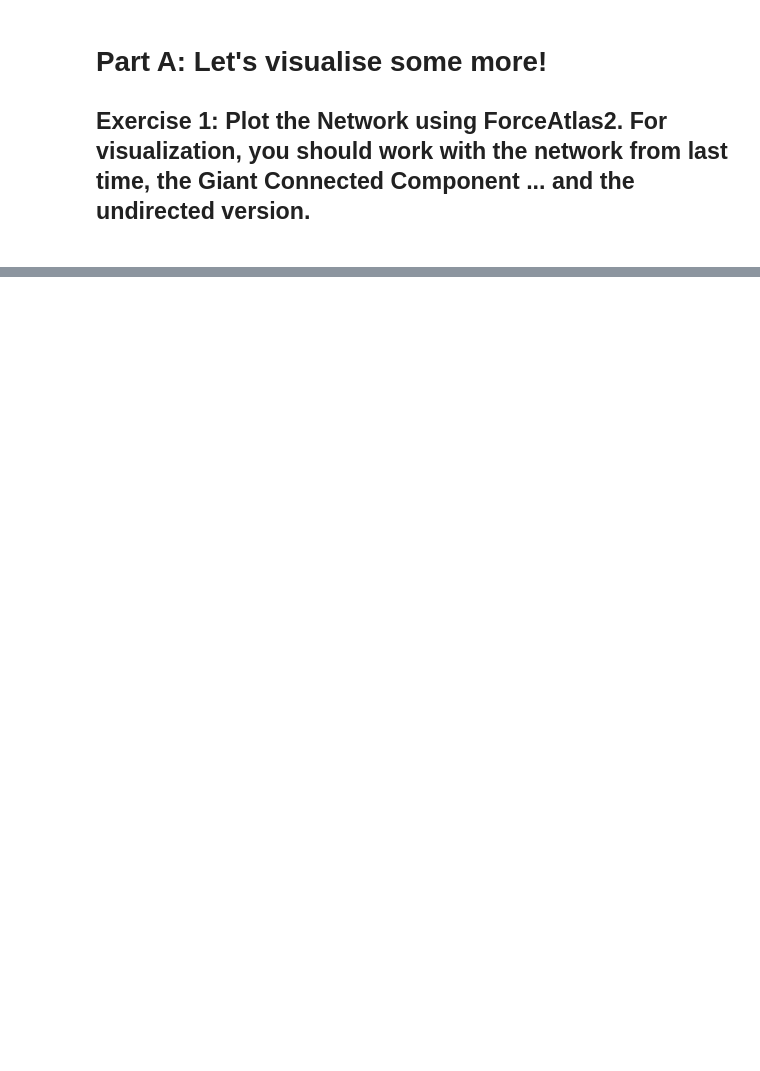
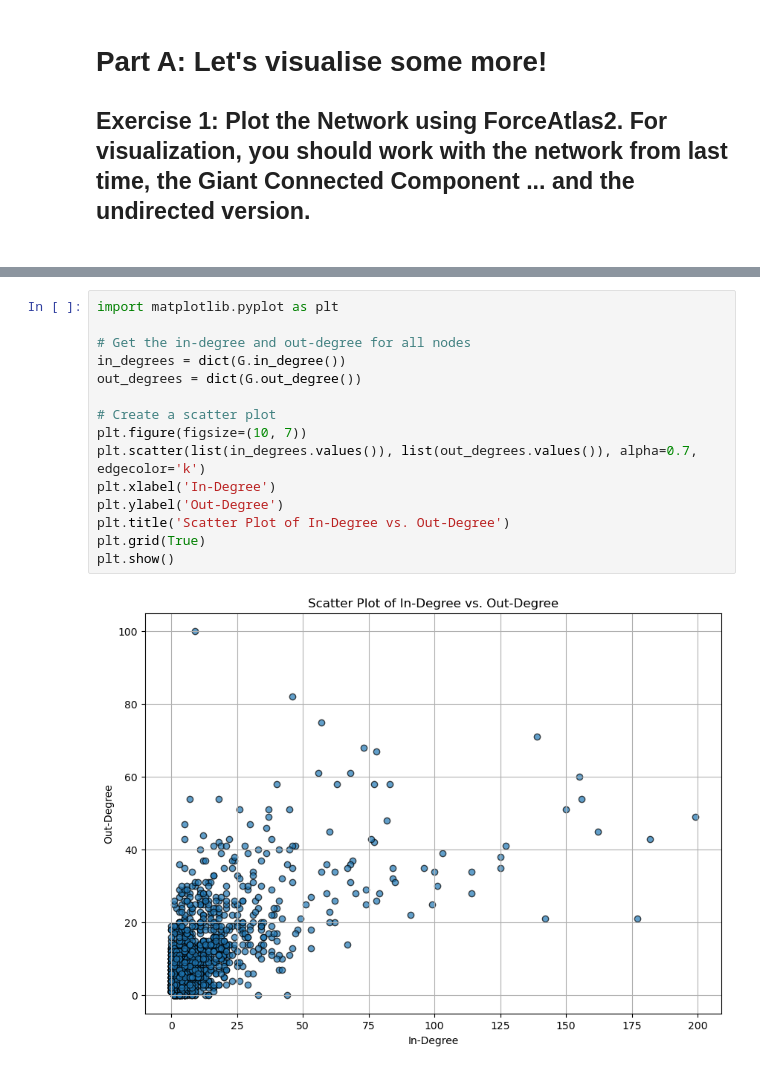
Before and after one commit to Ayafahim/social_graphs, a Jupyter notebook: Alec-jawa/week5/partA.ipynb, the cells around one changed output, grey strips where cells are left out. Cells and saved outputs as stored; diff of their text form; blank space fills up the shorter version.

```diff
--- a/Alec-jawa/week5/partA.ipynb
+++ b/Alec-jawa/week5/partA.ipynb
@@ -71,0 +139,17 @@ AdjustSpeedAndApplyForces step  took  0.66  seconds
+# %%
+import matplotlib.pyplot as plt
+
+# Get the in-degree and out-degree for all nodes
+in_degrees = dict(G.in_degree())
+out_degrees = dict(G.out_degree())
+
+# Create a scatter plot
+plt.figure(figsize=(10, 7))
+plt.scatter(list(in_degrees.values()), list(out_degrees.values()), alpha=0.7, edgecolor='k')
+plt.xlabel('In-Degree')
+plt.ylabel('Out-Degree')
+plt.title('Scatter Plot of In-Degree vs. Out-Degree')
+plt.grid(True)
+plt.show()
+# %% [output]
+[figure, added]
```
Also changed, not shown: parts of 10 cells of this notebook.
